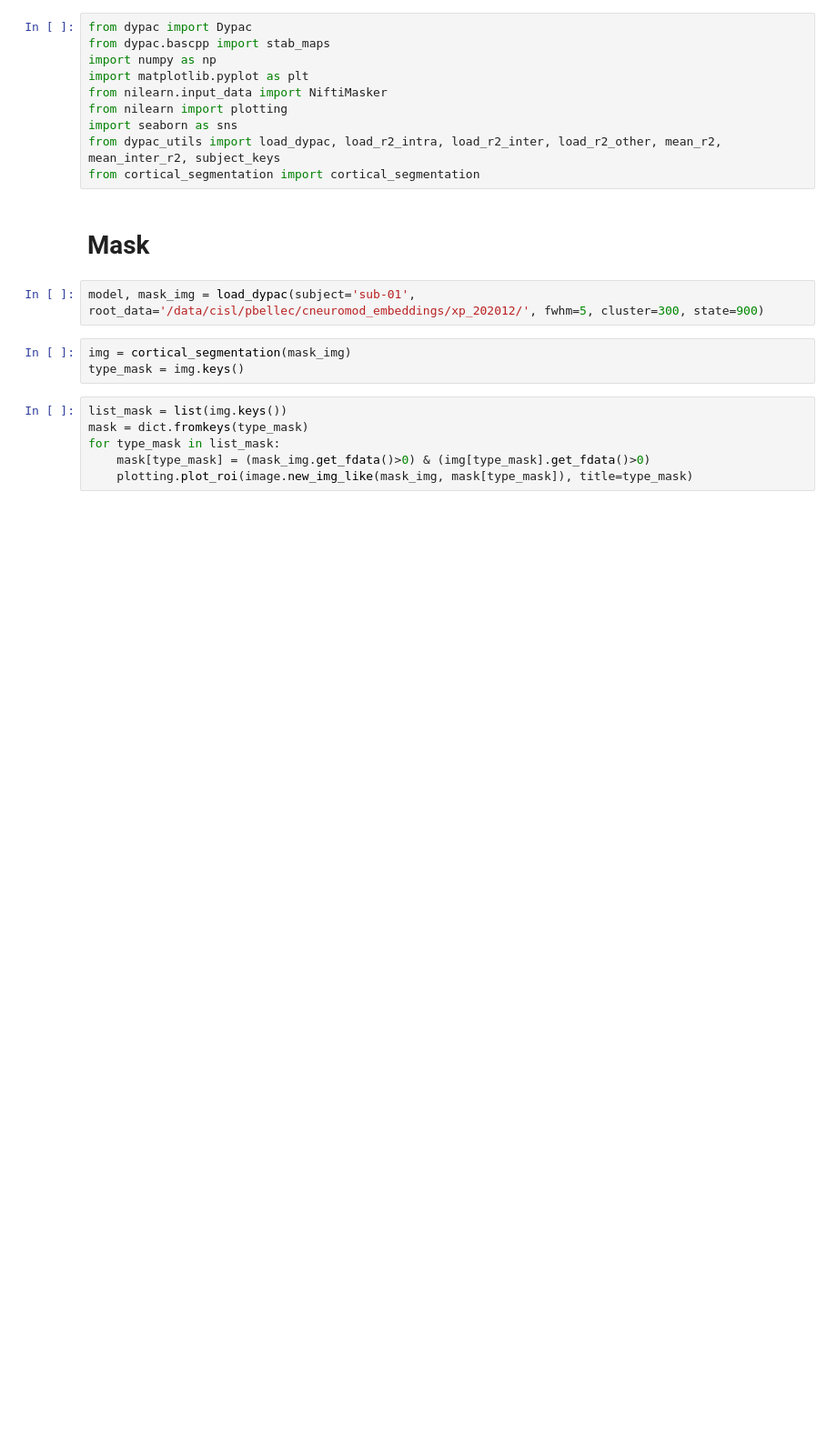
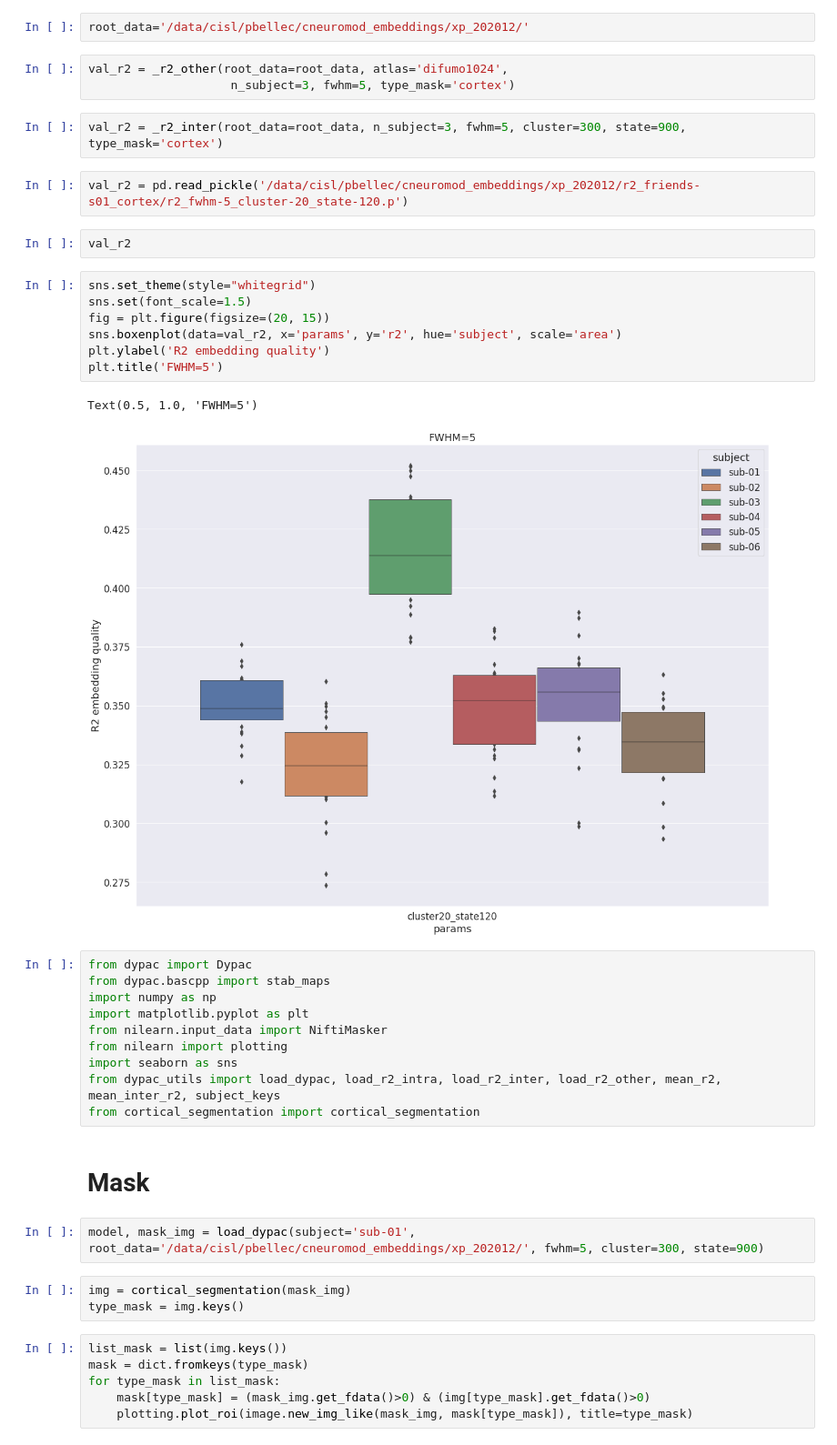
Before and after one commit to courtois-neuromod/cneuromod_embeddings, a Jupyter notebook: fig_r2_friends-s01.ipynb, the cells around one changed output. Shown at 91% size. Cells and saved outputs as stored; diff of their text form; blank space fills up the shorter version.

```diff
--- a/fig_r2_friends-s01.ipynb
+++ b/fig_r2_friends-s01.ipynb
@@ -1,3 +6,24 @@
+# %%
+root_data='/data/cisl/pbellec/cneuromod_embeddings/xp_202012/'
+# %%
+val_r2 = _r2_other(root_data=root_data, atlas='difumo1024',
+                    n_subject=3, fwhm=5, type_mask='cortex')
+# %%
+val_r2 = _r2_inter(root_data=root_data, n_subject=3, fwhm=5, cluster=300, state=900, type_mask='cortex')
+# %%
+val_r2 = pd.read_pickle('/data/cisl/pbellec/cneuromod_embeddings/xp_202012/r2_friends-s01_cortex/r2_fwhm-5_cluster-20_state-120.p')
+# %%
+val_r2
+# %%
+sns.set_theme(style="whitegrid")
+sns.set(font_scale=1.5)
+fig = plt.figure(figsize=(20, 15))
+sns.boxenplot(data=val_r2, x='params', y='r2', hue='subject', scale='area')
+plt.ylabel('R2 embedding quality')
+plt.title('FWHM=5')
+# %% [output]
+Text(0.5, 1.0, 'FWHM=5')
+[figure, added]
 # %%
 from dypac import Dypac
 from dypac.bascpp import stab_maps
```
Also changed, not shown: parts of 3 cells of this notebook, 3 other files.
